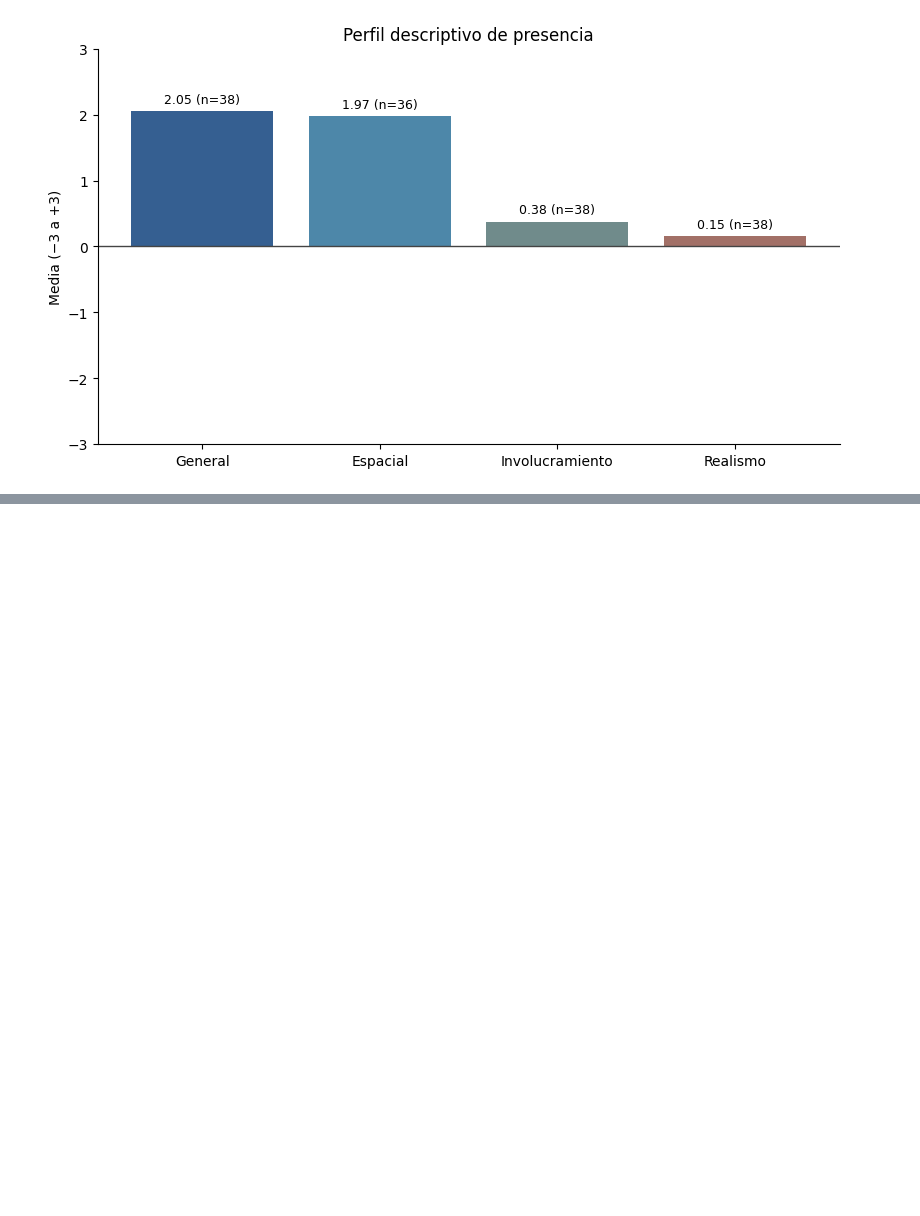
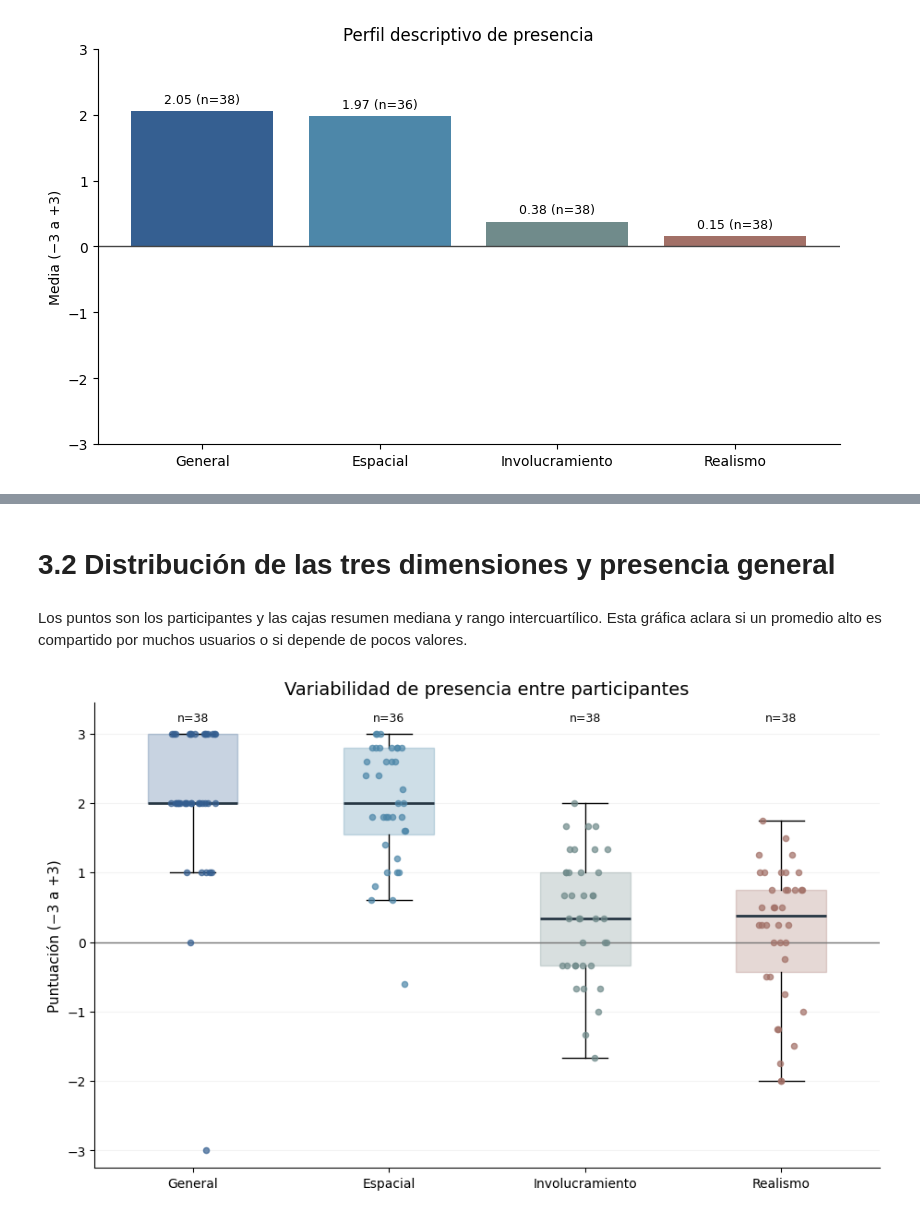
Before and after one commit to angelargd8/PG-analisis-resultados, a Jupyter notebook: IPQ/resultados-IPQ.ipynb, the cells around one changed output, grey strips where cells are left out. Saved outputs shown, nothing was run; the diff lists cells and outputs as text; code cells hidden in the pictures; blank space fills up the shorter version.

```diff
--- a/IPQ/resultados-IPQ.ipynb
+++ b/IPQ/resultados-IPQ.ipynb
@@ -171,0 +262,30 @@ plt.show()
+# %% [markdown]
+# 3.2 Distribución de las tres dimensiones y presencia general
+# %% [markdown]
+Los puntos son los participantes y las cajas resumen mediana y rango intercuartílico. Esta gráfica aclara si un promedio alto es compartido por muchos usuarios o si depende de pocos valores.
+# %%
+fig, ax = plt.subplots(figsize=(9.1,5.6),constrained_layout=True)
+etiquetas=list(dimensiones_ipq)
+datos=[dimensiones_ipq[c].dropna().values for c in etiquetas]
+
+box=ax.boxplot(datos,positions=np.arange(1,5),widths=.46,patch_artist=True,
+               showfliers=False,medianprops={'color':'#263643','linewidth':2})
+
+for patch, nombre in zip(box['boxes'],etiquetas):
+    patch.set(facecolor=colores_ipq[nombre],alpha=.27,edgecolor=colores_ipq[nombre])
+semilla=np.random.default_rng(42)
+
+for i,(nombre,serie) in enumerate(zip(etiquetas,datos),start=1):
+    desplazamiento=semilla.uniform(-.12,.12,len(serie))
+    ax.scatter(np.full(len(serie),i)+desplazamiento,serie,s=20,
+               color=colores_ipq[nombre],alpha=.7,zorder=3)
+    ax.text(i,3.17,f'n={len(serie)}',ha='center',fontsize=9)
+
+ax.set(ylim=(-3.25,3.45),ylabel='Puntuación (−3 a +3)',title='Variabilidad de presencia entre participantes')
+ax.set_xticks(range(1,5),etiquetas)
+ax.axhline(0,color='#777777',lw=1)
+ax.grid(axis='y',alpha=.14)
+ax.spines[['top','right']].set_visible(False)
+plt.show()
+# %% [output]
+[figure, added]
```
Also changed, not shown: parts of 20 cells of this notebook.
